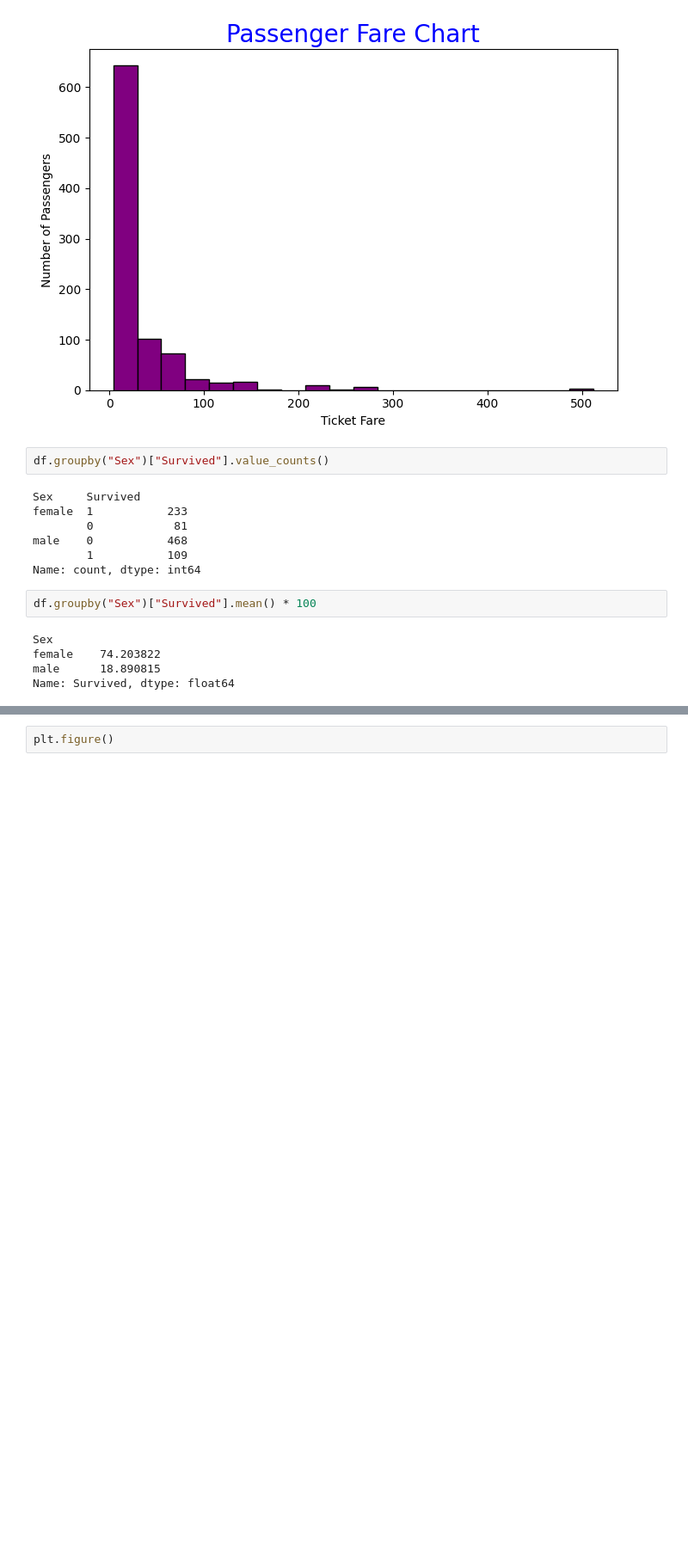
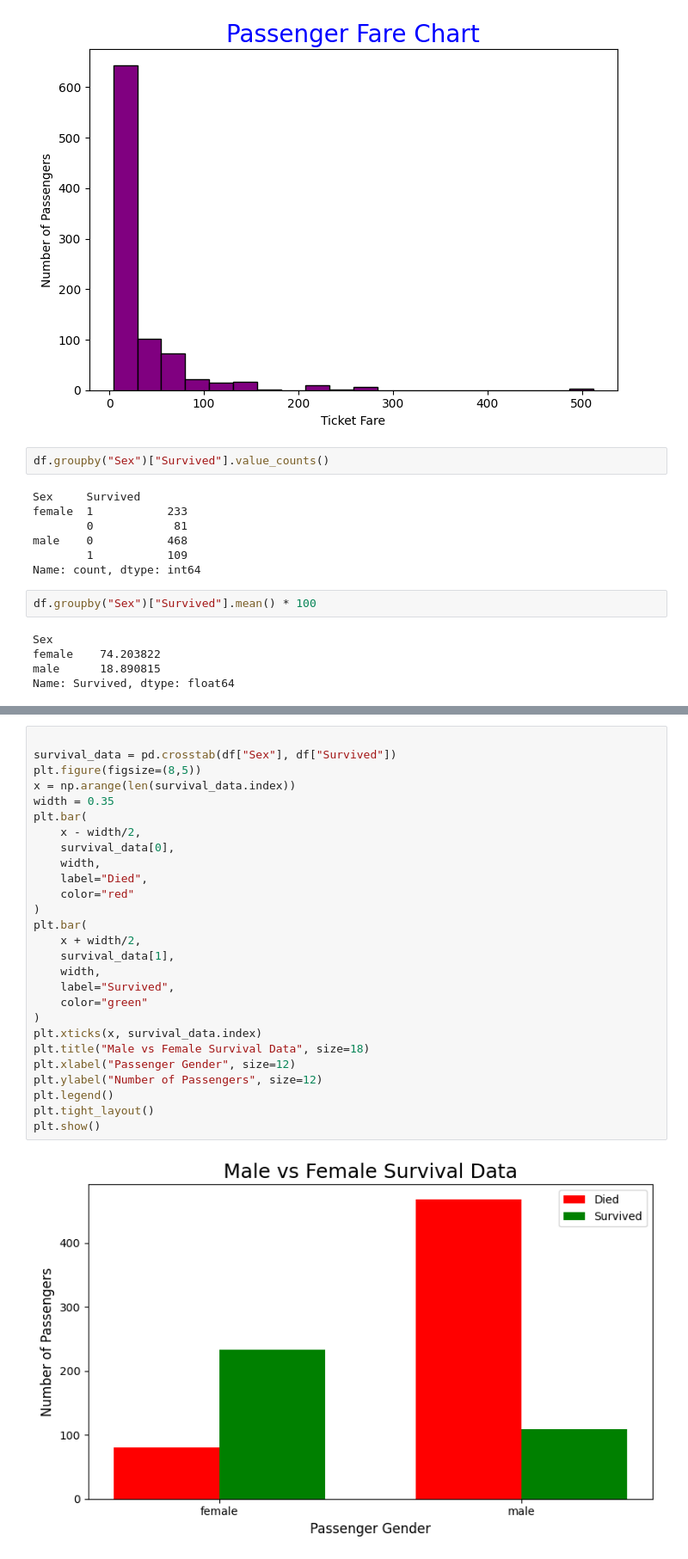
Before and after one commit to mdgolamrabbi22/Pandas, a Jupyter notebook: Project/Titanic Data/Titanic_Dataset_clean.ipynb, the cells around one changed output, grey strips where cells are left out. Shown at 86% size. Drawn from its saved outputs; the diff is of its cells as text; blank space fills up the shorter version.

Commit message:
Titanic data set visualaize

```diff
--- a/Project/Titanic Data/Titanic_Dataset_clean.ipynb
+++ b/Project/Titanic Data/Titanic_Dataset_clean.ipynb
@@ -436,2 +442,29 @@ Name: Survived, dtype: float64
 # %%
-plt.figure()
+
+survival_data = pd.crosstab(df["Sex"], df["Survived"])
+plt.figure(figsize=(8,5))
+x = np.arange(len(survival_data.index))
+width = 0.35
+plt.bar(
+    x - width/2,
+    survival_data[0],
+    width,
+    label="Died",
+    color="red"
+)
+plt.bar(
+    x + width/2,
+    survival_data[1],
+    width,
+    label="Survived",
+    color="green"
+)
+plt.xticks(x, survival_data.index)
+plt.title("Male vs Female Survival Data", size=18)
+plt.xlabel("Passenger Gender", size=12)
+plt.ylabel("Number of Passengers", size=12)
+plt.legend()
+plt.tight_layout()
+plt.show()
+# %% [output]
+[figure, added]
```
Also changed, not shown: parts of 7 cells of this notebook, 11 other files.
